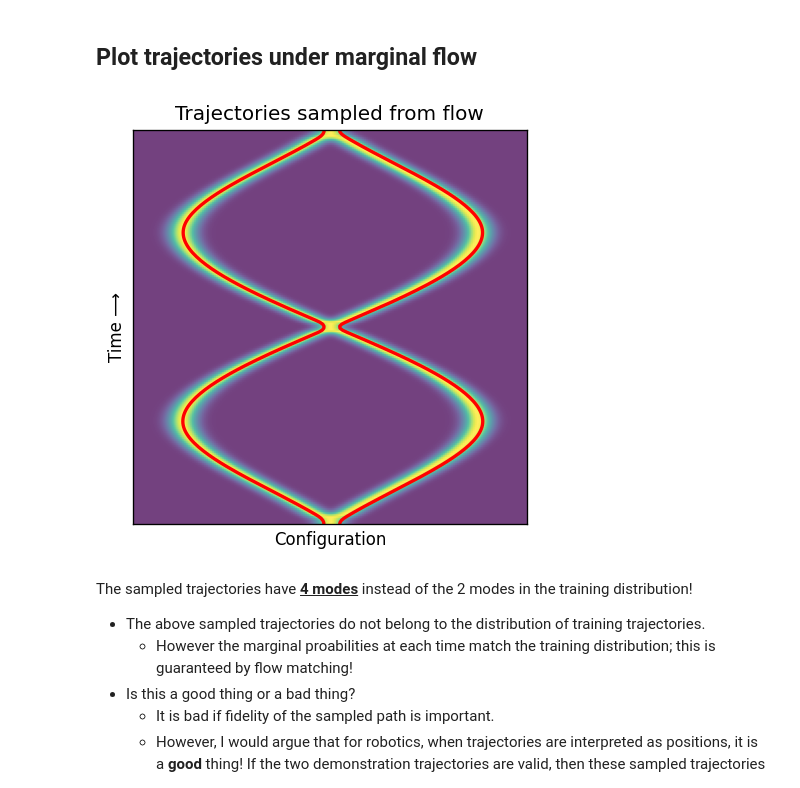
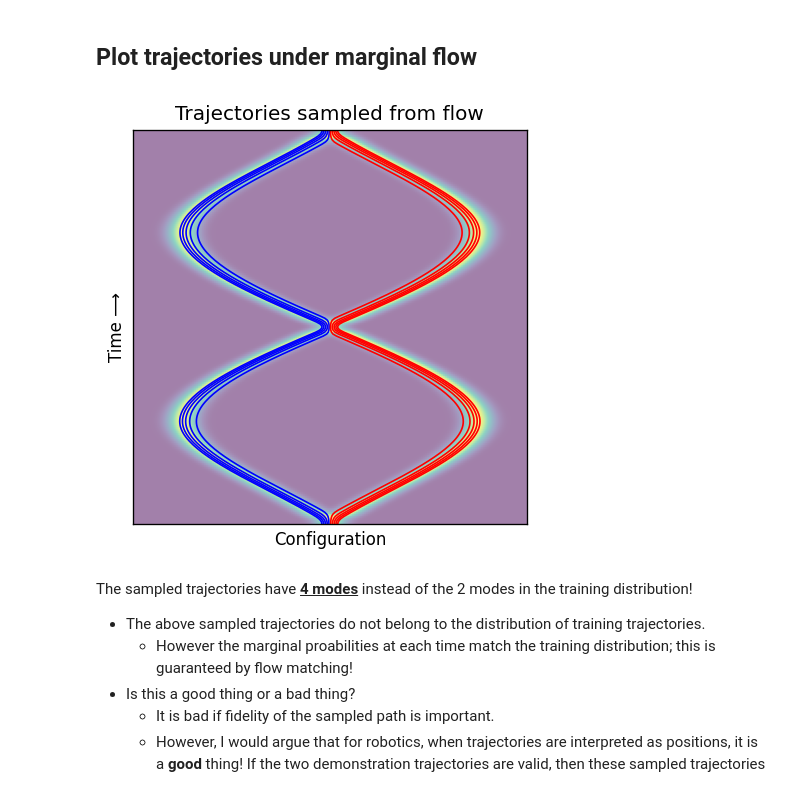
Before and after one commit to willh003/flowvis, a Jupyter notebook: streaming_flow_policy/toy/notebooks/deterministic/crossing-demos.ipynb, the cells around one changed output. Drawn from its saved outputs; the diff is of its cells as text; code cells hidden in the pictures.

Commit message:
Plot multiple trajectories in deterministic/crossing-demos.ipynb

```diff
--- a/streaming_flow_policy/toy/notebooks/deterministic/crossing-demos.ipynb
+++ b/streaming_flow_policy/toy/notebooks/deterministic/crossing-demos.ipynb
@@ -87,14 +87,21 @@ plt.show()
 # %% [markdown]
 ## Plot trajectories under marginal flow
 # %%
+x_starts = np.linspace(-0.04, 0.04, 10)
+colors = ['blue'] * 5 + ['red'] * 5
+
 fig, ax = plt.subplots(figsize=(4, 4), dpi=120)
 im = plot_probability_density_with_trajectories(
-    fp, ax, x_starts=[-0.03, 0.05], linewidth=2, alpha=1, heatmap_alpha=0.75,
+    fp, ax, x_starts, colors,
+    heatmap_alpha=0.5,
+    linewidth=1,
+    alpha=1.0,
+    ode_steps=1000,
 )
 plt.tight_layout()
 plt.show()
 # %% [output]
-[figure, old version]
+[figure, new version]
 # %% [markdown]
 The sampled trajectories have **<u>4 modes</u>** instead of the 2 modes in the training distribution!
 - The above sampled trajectories do not belong to the distribution of training trajectories.
```
Also changed, not shown: 1 other file.
